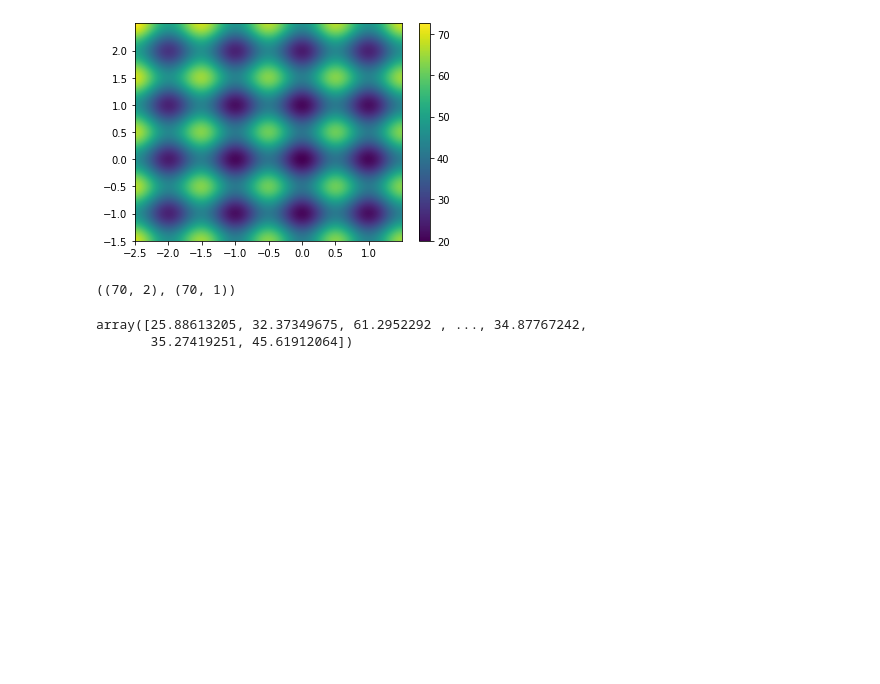
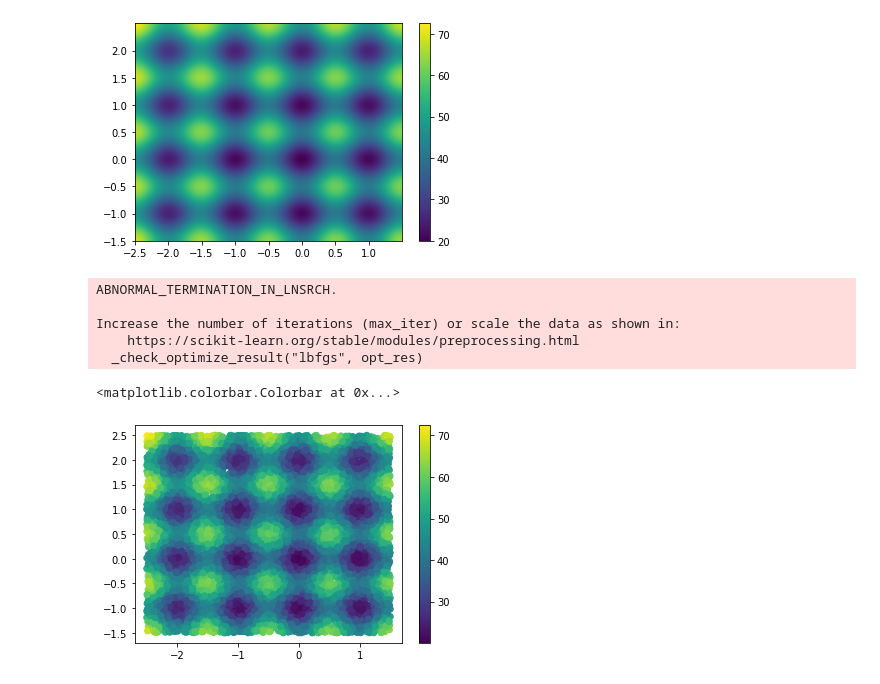
Before and after one commit to PascalKnoll/Investigation-of-Particle-Swarm-Optimization, a Jupyter notebook: AOT_Notebook.ipynb, the cells around one changed output. Saved outputs shown, nothing was run; the diff lists cells and outputs as text; code cells hidden in the pictures; blank space fills up the shorter version.

```diff
--- a/AOT_Notebook.ipynb
+++ b/AOT_Notebook.ipynb
@@ -66,7 +68,10 @@ def gaussian_process_regressor(x, y):
 X, y = sample1
 X = X.T
 y = y[..., None]
+gpr = gaussian_process_regressor(X, y)
+# %% [output]
+ABNORMAL_TERMINATION_IN_LNSRCH.
+
+Increase the number of iterations (max_iter) or scale the data as shown in:
+    https://scikit-learn.org/stable/modules/preprocessing.html
+  _check_optimize_result("lbfgs", opt_res)
-# %%
-X.shape, y.shape
-# %% [output]
-((70, 2), (70, 1))
@@ -81,8 +82,12 @@ y_pred = gpr.predict(X_test)
-# %%
-y_pred
-# %% [output]
-array([25.88613205, 32.37349675, 61.2952292 , ..., 34.87767242,
-       35.27419251, 45.61912064])
+# %%
+# predict and plot the prediction of gpr
+X_test = X_test[:10000,:]
+y_pred = gpr.predict(X_test)
+plt.scatter(X_test[:, 0], X_test[:, 1], c=y_pred[None,...])
+plt.colorbar()
+# %% [output]
+<matplotlib.colorbar.Colorbar at 0x...>
+[figure, added]
 # %%
     # kernel = C(1.0, (1e-3, 1e3)) * RBF(10, (1e-2, 1e2))
     # gpr = GaussianProcessRegressor(kernel=kernel, n_restarts_optimizer=10)
```
Also changed, not shown: parts of 4 cells of this notebook.
